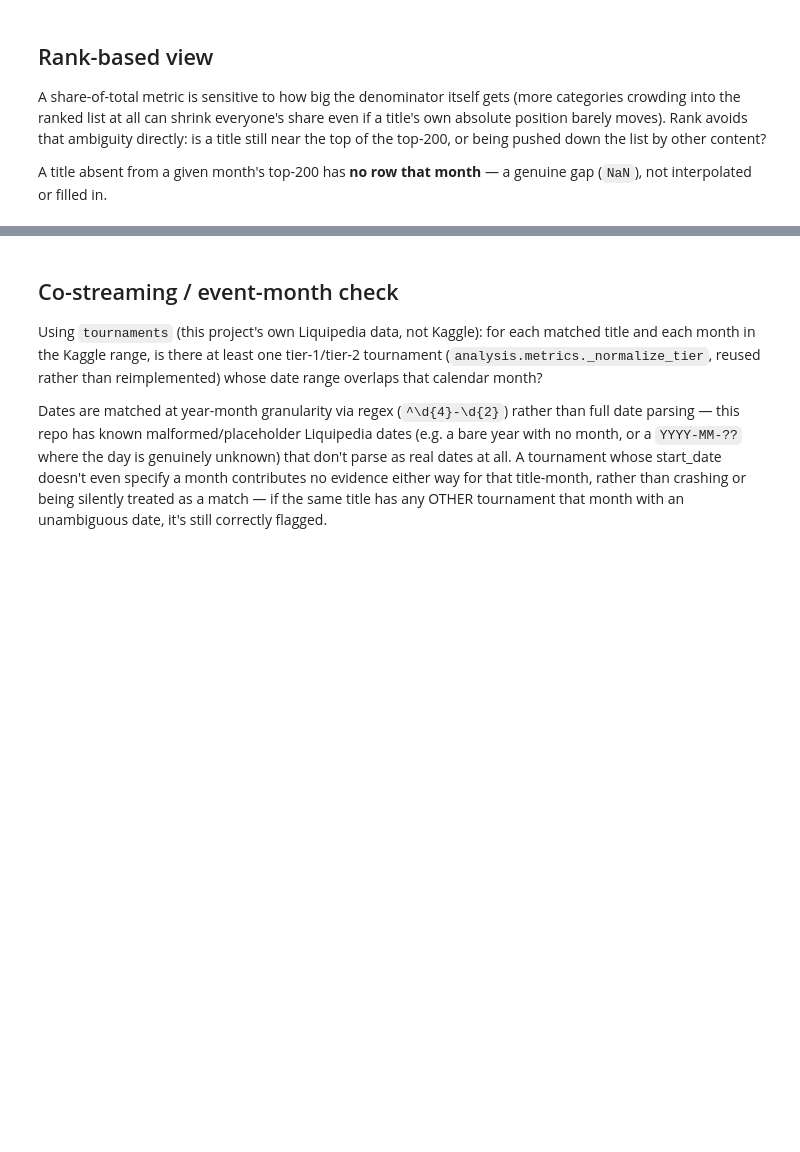
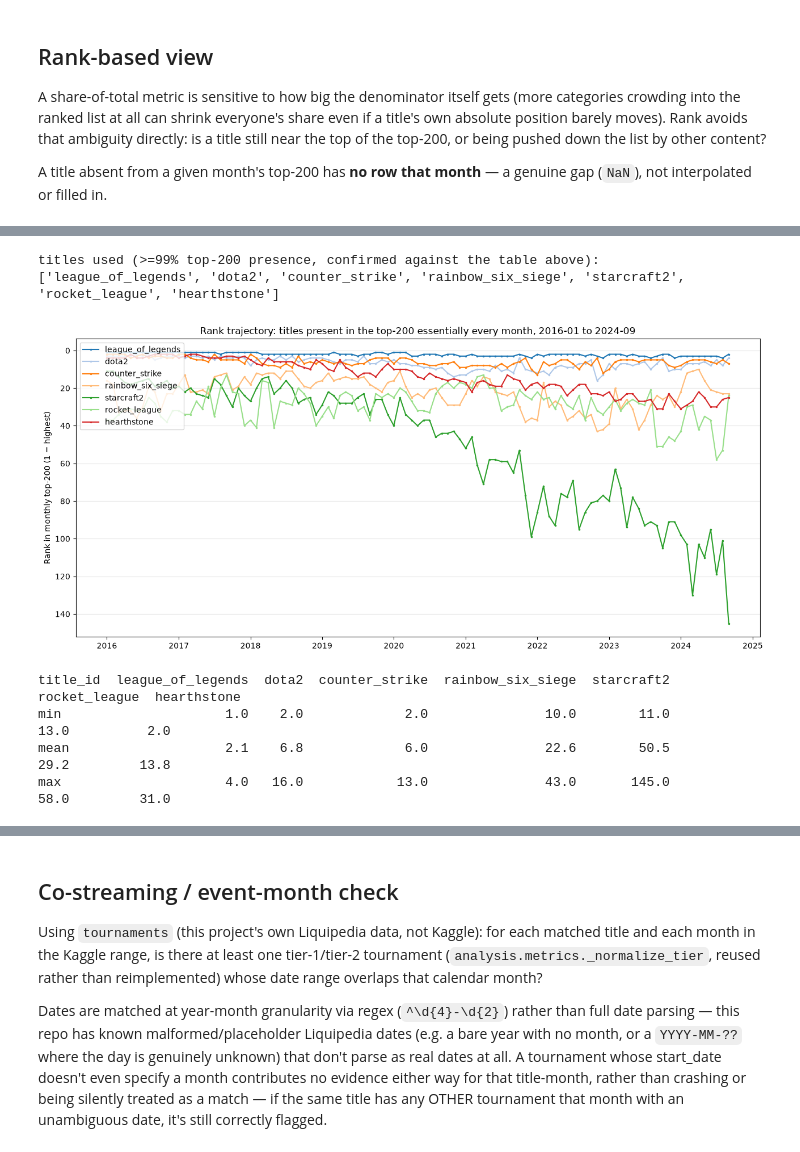
Before and after one commit to JacobH1994/fandomdatapuller, a Jupyter notebook: notebooks/esports_share_of_twitch.ipynb, the cells around one changed output, grey strips where cells are left out. Cells and saved outputs as stored; diff of their text form; code cells hidden in the pictures; blank space fills up the shorter version.

```diff
--- a/notebooks/esports_share_of_twitch.ipynb
+++ b/notebooks/esports_share_of_twitch.ipynb
@@ -289,0 +364,30 @@ mobile_legends_bb     21.0
+# %%
+ALWAYS_PRESENT_CANDIDATES = [
+    "league_of_legends", "dota2", "counter_strike", "rainbow_six_siege",
+    "starcraft2", "rocket_league", "hearthstone",
+]
+# Confirmed against the presence_pct table above, not hardcoded blindly.
+always_present = [t for t in ALWAYS_PRESENT_CANDIDATES if presence_pct.get(t, 0) >= 99]
+print("titles used (>=99% top-200 presence, confirmed against the table above):", always_present)
+
+fig, ax = plt.subplots(figsize=(13, 6))
+for i, title_id in enumerate(always_present):
+    ax.plot(rank_df.index, rank_df[title_id], color=cmap_colors[i % len(cmap_colors)],
+            linewidth=1.5, marker=".", markersize=3, label=title_id)
+ax.invert_yaxis()
+ax.set_ylabel("Rank in monthly top-200 (1 = highest)")
+ax.set_title("Rank trajectory: titles present in the top-200 essentially every month, 2016-01 to "
+             f"{last_month}")
+ax.legend(loc="upper left")
+ax.grid(axis="y", alpha=0.3)
+fig.tight_layout()
+plt.show()
+
+print(rank_df[always_present].agg(["min", "mean", "max"]).round(1).to_string())
+# %% [output]
+titles used (>=99% top-200 presence, confirmed against the table above): ['league_of_legends', 'dota2', 'counter_strike', 'rainbow_six_siege', 'starcraft2', 'rocket_league', 'hearthstone']
+[figure, added]
+title_id  league_of_legends  dota2  counter_strike  rainbow_six_siege  starcraft2  rocket_league  hearthstone
+min                     1.0    2.0             2.0               10.0        11.0           13.0          2.0
+mean                    2.1    6.8             6.0               22.6        50.5           29.2         13.8
+max                     4.0   16.0            13.0               43.0       145.0           58.0         31.0
```
Also changed, not shown: parts of 20 cells of this notebook, 1 other file.
